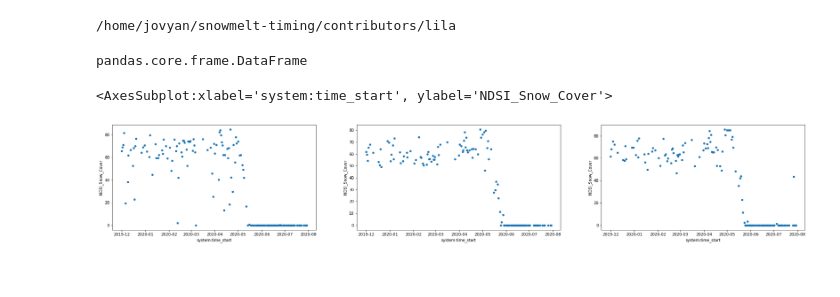
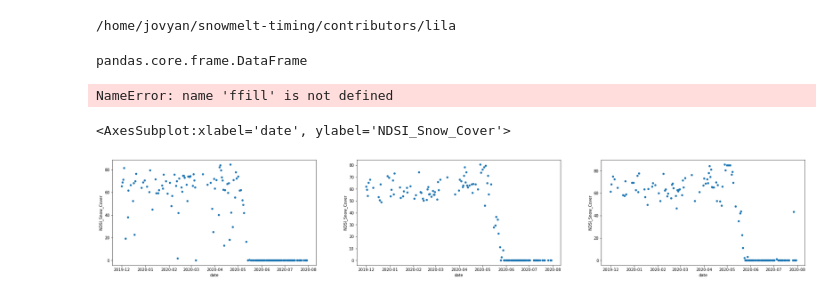
Before and after one commit to snowex-hackweek/snowmelt-timing, a Jupyter notebook: contributors/lila/lila_modis_notebook.ipynb, the cells around one changed output. Saved outputs shown, nothing was run; the diff lists cells and outputs as text; code cells hidden in the pictures.

```diff
--- a/contributors/lila/lila_modis_notebook.ipynb
+++ b/contributors/lila/lila_modis_notebook.ipynb
@@ -22,15 +22,19 @@ pandas.core.frame.DataFrame
 # %%
 mesa_west.rename(columns = {'system:time_start':'date'}, inplace = True)
 # %%
-mesa_west['system:time_start'] = pd.to_datetime(mesa_west['system:time_start'])#, format= '%Y-%m-%d')
-county_line['system:time_start'] = pd.to_datetime(mesa_west['system:time_start'])#, format= '%Y-%m-%d')
-skyway['system:time_start'] = pd.to_datetime(mesa_west['system:time_start'])#, format= '%Y-%m-%d')
+mesa_west['date'] = pd.to_datetime(mesa_west['date'])#, format= '%Y-%m-%d')
+county_line['date'] = pd.to_datetime(mesa_west['date'])#, format= '%Y-%m-%d')
+skyway['date'] = pd.to_datetime(mesa_west['date'])#, format= '%Y-%m-%d')
+# %%
+mesa_west.interpolate()
+# %% [output]
+NameError: name 'ffill' is not defined
 # %%
 fig, axes = plt.subplots(nrows=1, ncols=3, figsize=(32, 5), sharex=False)
 
-mesa_west.plot.scatter(ax=axes[0], x='system:time_start', y='NDSI_Snow_Cover', )
-county_line.plot.scatter(ax=axes[1], x='system:time_start', y='NDSI_Snow_Cover')
-skyway.plot.scatter(ax=axes[2], x='system:time_start', y='NDSI_Snow_Cover')
+mesa_west.plot.scatter(ax=axes[0], x='date', y='NDSI_Snow_Cover')
+county_line.plot.scatter(ax=axes[1], x='date', y='NDSI_Snow_Cover')
+skyway.plot.scatter(ax=axes[2], x='date', y='NDSI_Snow_Cover')
 # %% [output]
-<AxesSubplot:xlabel='system:time_start', ylabel='NDSI_Snow_Cover'>
+<AxesSubplot:xlabel='date', ylabel='NDSI_Snow_Cover'>
-[figure, old version]
+[figure, new version]
```
Also changed, not shown: 1 other file.
